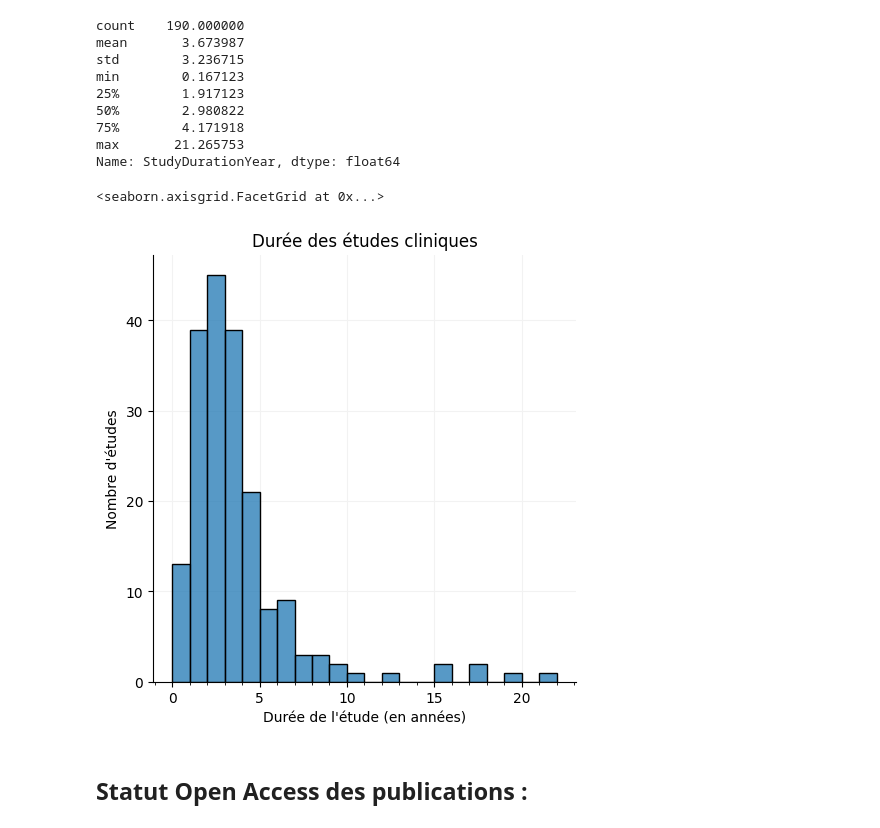
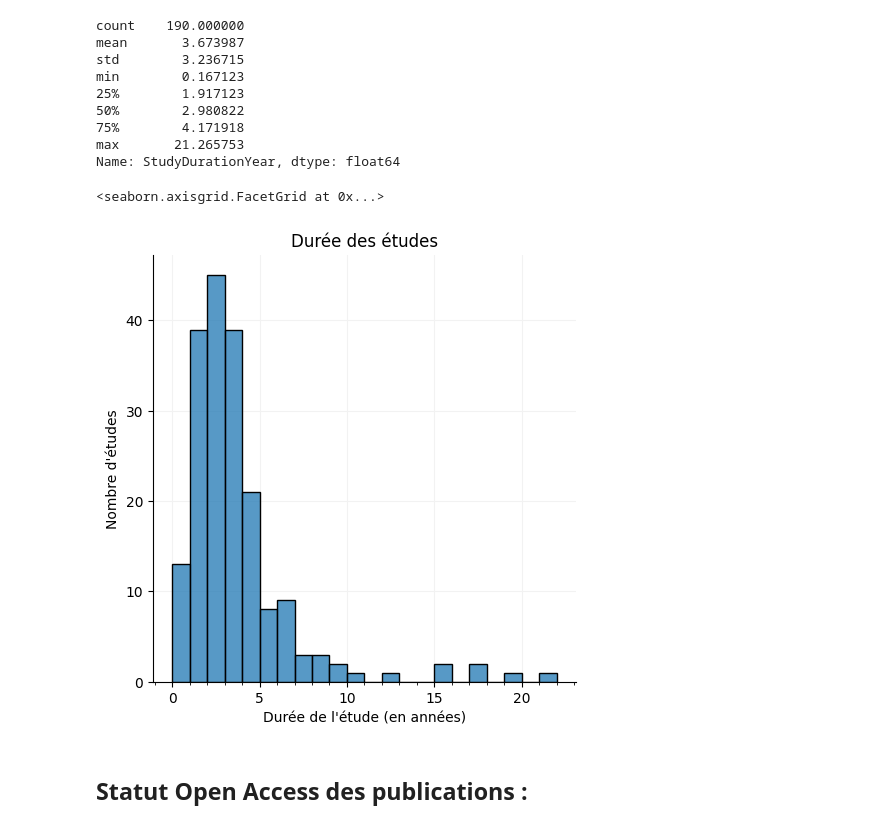
Before and after one commit to Inserm-IST/BSO-Inserm-Sante, a Jupyter notebook: 02_traitement_donnees_sante.ipynb, the cells around one changed output. Saved outputs shown, nothing was run; the diff lists cells and outputs as text; code cells hidden in the pictures.

Commit message:
Improve StudyDuration

```diff
--- a/02_traitement_donnees_sante.ipynb
+++ b/02_traitement_donnees_sante.ipynb
@@ -1059,10 +1059,10 @@ df_corrected.loc[
 # %%
-df_start_completion = (
+df_study_duration = (
     df_extract.drop_duplicates(subset='NCTId')
     .loc[:, ['NCTId', 'StartDate', 'CompletionDate']]
     .dropna()
 )
-df_start_completion
+df_study_duration
 # %% [output]
 |  | NCTId | StartDate | CompletionDate |
 | 0 | NCT02099474 | 2014-06-30 | 2017-04-01 |
@@ -1078,13 +1078,11 @@ df_start_completion
 | 467 | NCT02721745 | 2016-05-23 | 2020-12-01 |
 190 rows × 3 columns
 # %%
-time_study_duration = (
-    df_start_completion.loc[:, 'CompletionDate']
-    - df_start_completion.loc[:, 'StartDate']
+df_study_duration['StudyDuration'] = (
+    df_study_duration.loc[:, 'CompletionDate']
+    - df_study_duration.loc[:, 'StartDate']
 )
-time_study_duration = time_study_duration.rename('StudyDuration')
-time_study_duration = df_start_completion.join(time_study_duration)
-time_study_duration
+df_study_duration
 # %% [output]
 |  | NCTId | StartDate | CompletionDate | StudyDuration |
 | 0 | NCT02099474 | 2014-06-30 | 2017-04-01 | 1006 days |
@@ -1113,10 +1111,10 @@ max                7762 days 00:00:00
 Name: StudyDuration, dtype: object
 # %%
 # In years instead of days
-time_study_duration['StudyDurationYear'] = (
-    time_study_duration['StudyDuration'].apply(lambda x: x.days / 365)
+df_study_duration['StudyDurationYear'] = (
+    df_study_duration['StudyDuration'].apply(lambda x: x.days / 365)
 )  # fmt: skip
-time_study_duration['StudyDurationYear'].describe()
+df_study_duration['StudyDurationYear'].describe()
 # %% [output]
 count    190.000000
 mean       3.673987
@@ -1129,30 +1127,30 @@ max       21.265753
 Name: StudyDurationYear, dtype: float64
 # %%
 g = sns.displot(
-    time_study_duration,
-    x=time_study_duration['StudyDurationYear'],
+    df_study_duration,
+    x=df_study_duration['StudyDurationYear'],
     bins=range(
-        0, np.ceil(time_study_duration['StudyDurationYear'].max()).astype('int') + 1
+        0, np.ceil(df_study_duration['StudyDurationYear'].max()).astype('int') + 1
     ),
 )
 
 for ax in g.axes[0]:
     # Grid
     ax.grid(color='0.95')
     ax.set_axisbelow(True)
 
     # Minor ticks
     ax.xaxis.set_minor_locator(AutoMinorLocator(5))
 
 # Title
 g.set(
-    title='Durée des études cliniques',
+    title='Durée des études',
     xlabel="Durée de l'étude (en années)",
     ylabel="Nombre d'études",
 )
 # %% [output]
 <seaborn.axisgrid.FacetGrid at 0x...>
-[figure, old version]
+[figure, new version]
 # %% [markdown]
 ## Statut Open Access des publications :
 # %%
```
Also changed, not shown: parts of 3 cells of this notebook.
